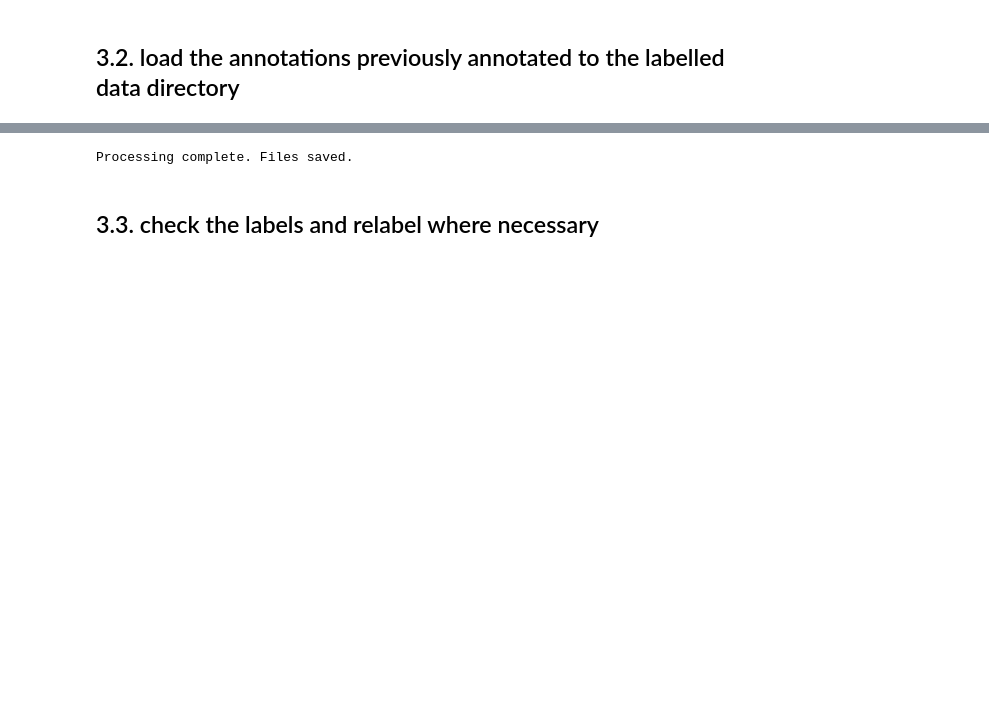
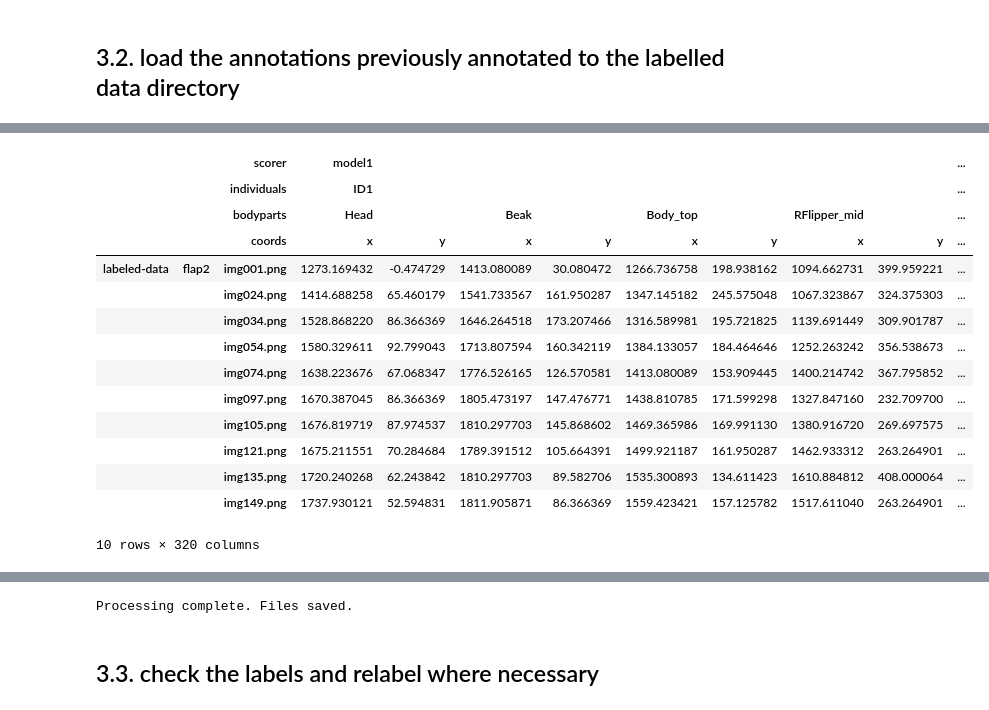
Before and after one commit to Mattshanevdberg/Masters-deep_learning_penguins, a Jupyter notebook: notebooks/PoseEstimation/A_Pose_estimation.ipynb, the cells around one changed output, grey strips where cells are left out. Cells and saved outputs as stored; diff of their text form; code cells hidden in the pictures; blank space fills up the shorter version.

```diff
--- a/notebooks/PoseEstimation/A_Pose_estimation.ipynb
+++ b/notebooks/PoseEstimation/A_Pose_estimation.ipynb
@@ -2031,0 +2060,4 @@ df = pd.read_hdf('/home/matthew/Desktop/Master_Dev/masters_penguin_pose_estimati
+# %%
+# Example usage
+# Assuming your DataFrame is `df`
+df_updated = add_missing_ids(df2)
@@ -2032 +2108,19 @@ df = pd.read_hdf('/home/matthew/Desktop/Master_Dev/masters_penguin_pose_estimati
+# %%
+df_updated.head(20)
+# %% [output]
+|  |  | scorer | model1 |  |  |  |  |  |  |  | ... |
+|  |  | individuals | ID1 |  |  |  |  |  |  |  | ... |
+|  |  | bodyparts | Head |  | Beak |  | Body_top |  | RFlipper_mid |  | ... |
+|  |  | coords | x | y | x | y | x | y | x | y | ... |
+| labeled-data | flap2 | img001.png | 1273.169432 | -0.474729 | 1413.080089 | 30.080472 | 1266.736758 | 198.938162 | 1094.662731 | 399.959221 | ... |
+|  |  | img024.png | 1414.688258 | 65.460179 | 1541.733567 | 161.950287 | 1347.145182 | 245.575048 | 1067.323867 | 324.375303 | ... |
+|  |  | img034.png | 1528.868220 | 86.366369 | 1646.264518 | 173.207466 | 1316.589981 | 195.721825 | 1139.691449 | 309.901787 | ... |
+|  |  | img054.png | 1580.329611 | 92.799043 | 1713.807594 | 160.342119 | 1384.133057 | 184.464646 | 1252.263242 | 356.538673 | ... |
+|  |  | img074.png | 1638.223676 | 67.068347 | 1776.526165 | 126.570581 | 1413.080089 | 153.909445 | 1400.214742 | 367.795852 | ... |
+|  |  | img097.png | 1670.387045 | 86.366369 | 1805.473197 | 147.476771 | 1438.810785 | 171.599298 | 1327.847160 | 232.709700 | ... |
+|  |  | img105.png | 1676.819719 | 87.974537 | 1810.297703 | 145.868602 | 1469.365986 | 169.991130 | 1380.916720 | 269.697575 | ... |
+|  |  | img121.png | 1675.211551 | 70.284684 | 1789.391512 | 105.664391 | 1499.921187 | 161.950287 | 1462.933312 | 263.264901 | ... |
+|  |  | img135.png | 1720.240268 | 62.243842 | 1810.297703 | 89.582706 | 1535.300893 | 134.611423 | 1610.884812 | 408.000064 | ... |
+|  |  | img149.png | 1737.930121 | 52.594831 | 1811.905871 | 86.366369 | 1559.423421 | 157.125782 | 1517.611040 | 263.264901 | ... |
+10 rows × 320 columns
 # %%
```
Also changed, not shown: parts of 27 cells of this notebook.
